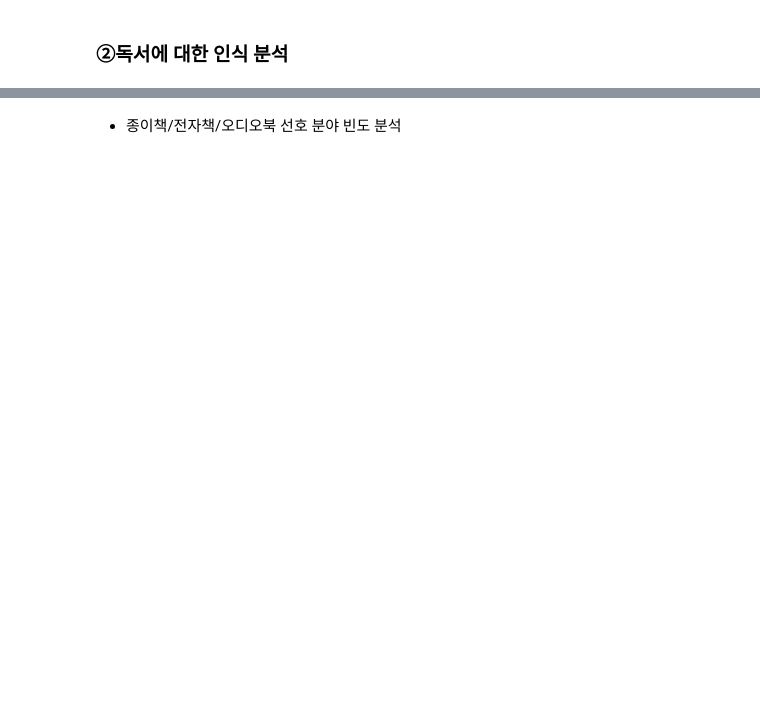
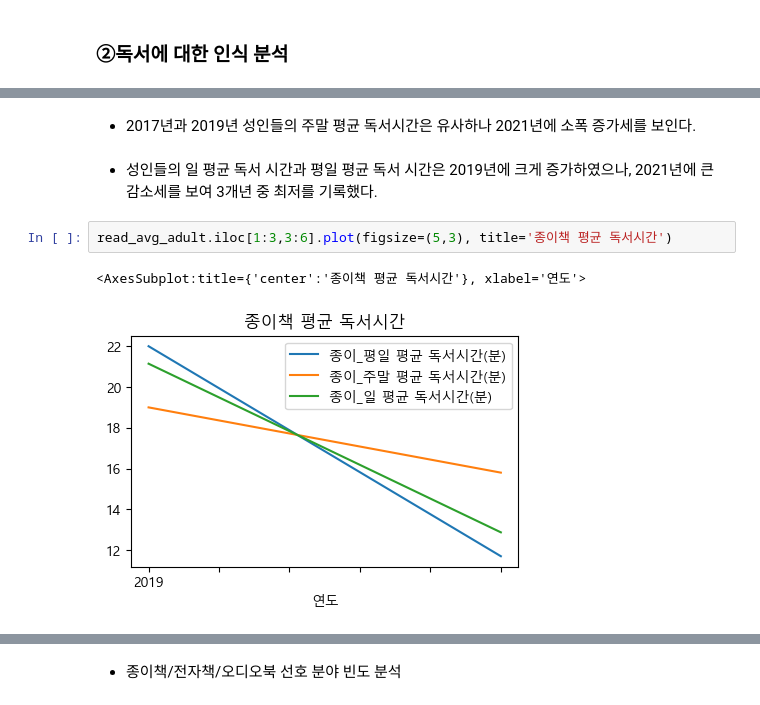
Before and after one commit to Yerial1125/semi_project, a Jupyter notebook: E조_세미프로젝트.ipynb, the cells around one changed output, grey strips where cells are left out. Saved outputs shown, nothing was run; the diff lists cells and outputs as text; blank space fills up the shorter version.

```diff
--- a/E조_세미프로젝트.ipynb
+++ b/E조_세미프로젝트.ipynb
@@ -797,0 +933,9 @@ read_avg_stu.iloc[1:3,9:12].plot(figsize=(5,3), title='오디오북 평균 독
+# %% [markdown]
+- 2017년과 2019년 성인들의 주말 평균 독서시간은 유사하나 2021년에 소폭 증가세를 보인다.
+# %% [markdown]
+- 성인들의 일 평균 독서 시간과 평일 평균 독서 시간은 2019년에 크게 증가하였으나, 2021년에 큰 감소세를 보여 3개년 중 최저를 기록했다.
+# %%
+read_avg_adult.iloc[1:3,3:6].plot(figsize=(5,3), title='종이책 평균 독서시간')
+# %% [output]
+<AxesSubplot:title={'center':'종이책 평균 독서시간'}, xlabel='연도'>
+[figure, added]
```
Also changed, not shown: parts of 113 cells of this notebook.
